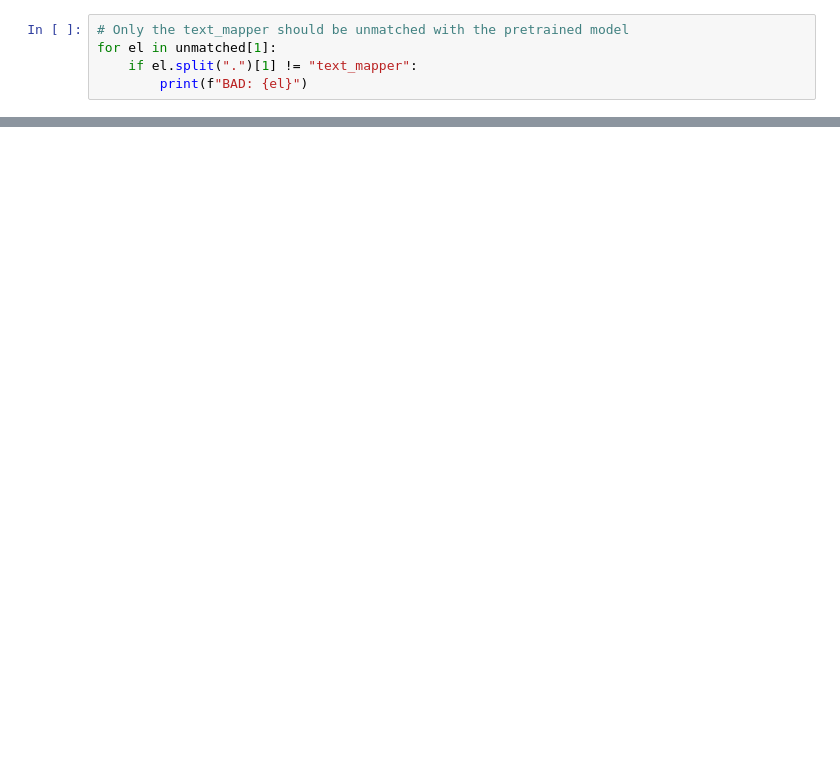
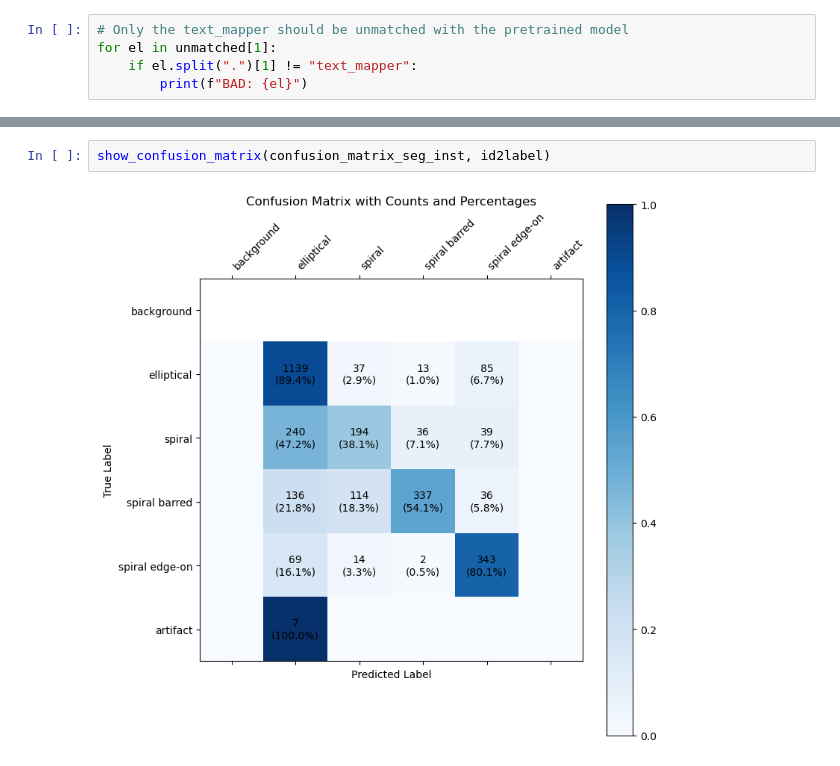
Before and after one commit to PanzaResce/galaxy_segmentation, a Jupyter notebook: notebooks/post_training.ipynb, the cells around one changed output, grey strips where cells are left out. Cells and saved outputs as stored; diff of their text form; blank space fills up the shorter version.

```diff
--- a/notebooks/post_training.ipynb
+++ b/notebooks/post_training.ipynb
@@ -130,0 +152,4 @@ show_confusion_matrix(confusion_matrix, id2label)
+# %%
+show_confusion_matrix(confusion_matrix_seg_inst, id2label)
+# %% [output]
+[figure, added]
```
Also changed, not shown: parts of 21 cells of this notebook, 12 other files.
